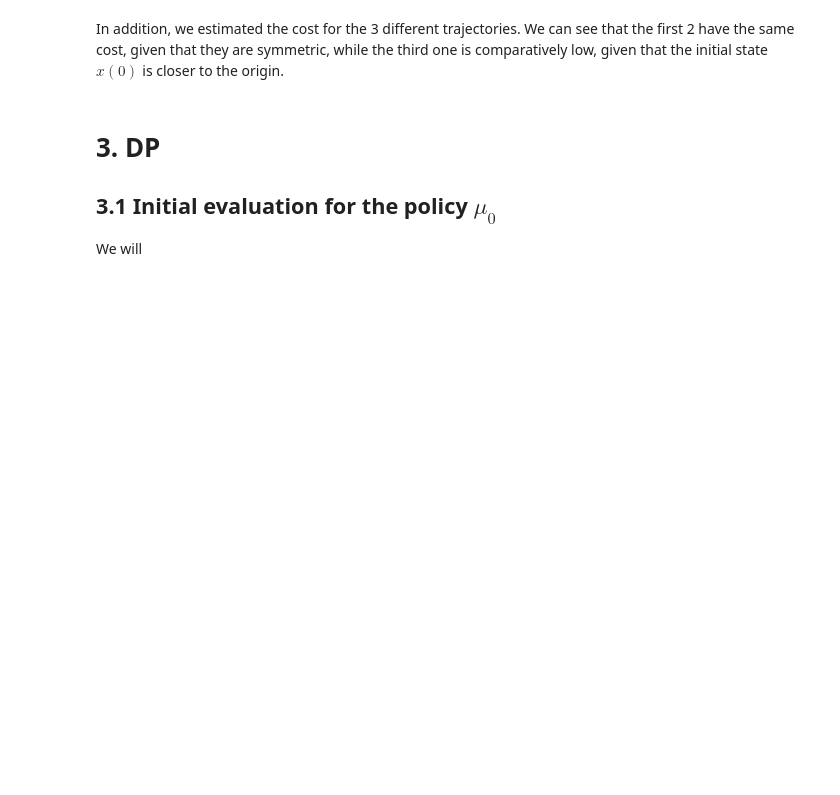
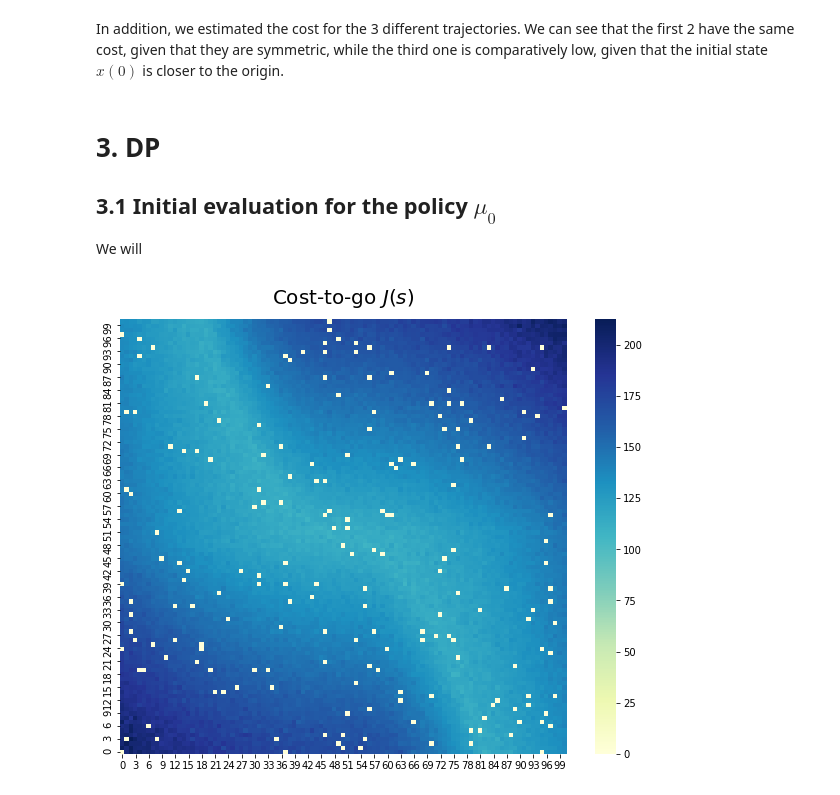
Before and after one commit to tarod13/OptimalControl, a Jupyter notebook: OptimalControl_DP_project.ipynb, the cells around one changed output. Saved outputs shown, nothing was run; the diff lists cells and outputs as text; code cells hidden in the pictures; blank space fills up the shorter version.

```diff
--- a/OptimalControl_DP_project.ipynb
+++ b/OptimalControl_DP_project.ipynb
@@ -346,5 +350,14 @@ Q_table, NSA_table = init_Q_table(J_table, n_points=10**7)
 # Uncomment to load
 # J_table = np.loadtxt('J_mu0.csv', delimiter=',')
 # Q_table = pickle.load(open('Q_mu0.p', mode='rb'))
+# %%
+fig, ax = plt.subplots(1,1, figsize=(10,8))
+sns_ax = sns.heatmap(J_table, ax=ax, cmap='YlGnBu')
+sns_ax.invert_yaxis()
+plt.title('Cost-to-go $J(s)$', fontsize=20, pad=15)
+plt.show()
+plt.close()
+# %% [output]
+[figure, added]
 # %%
 fig, ax = plt.subplots(1,1, figsize=(10,8))
```
Also changed, not shown: parts of 8 cells of this notebook.
